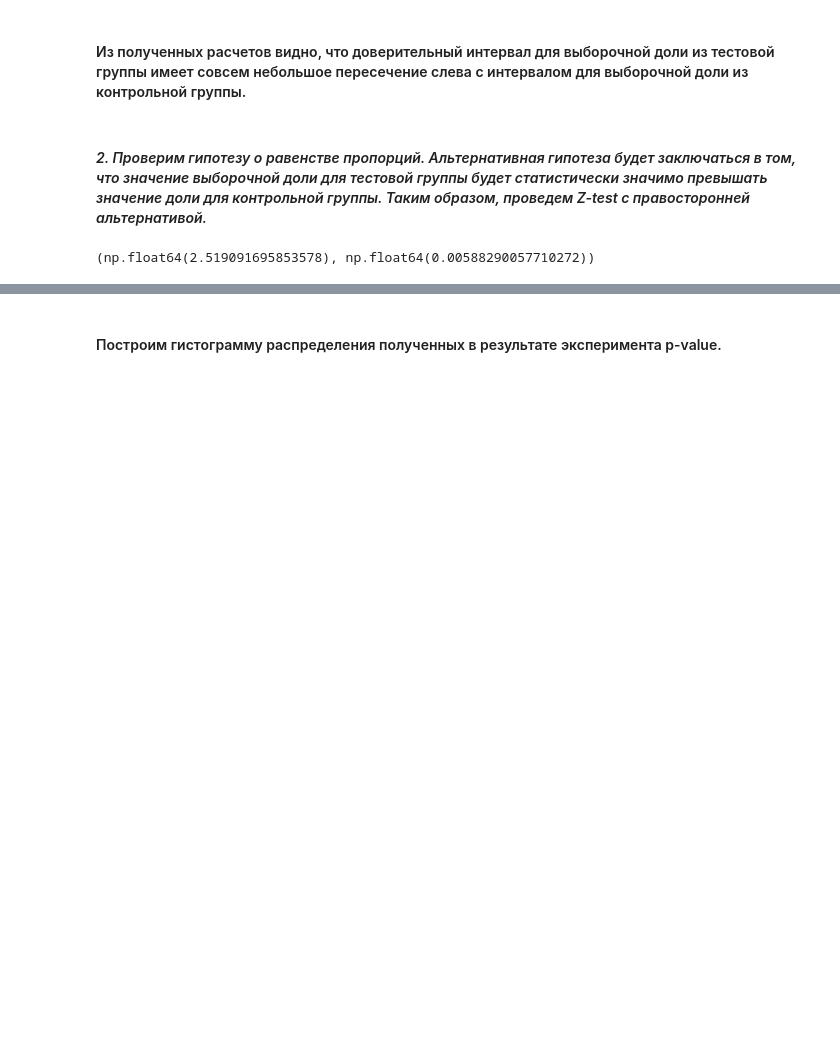
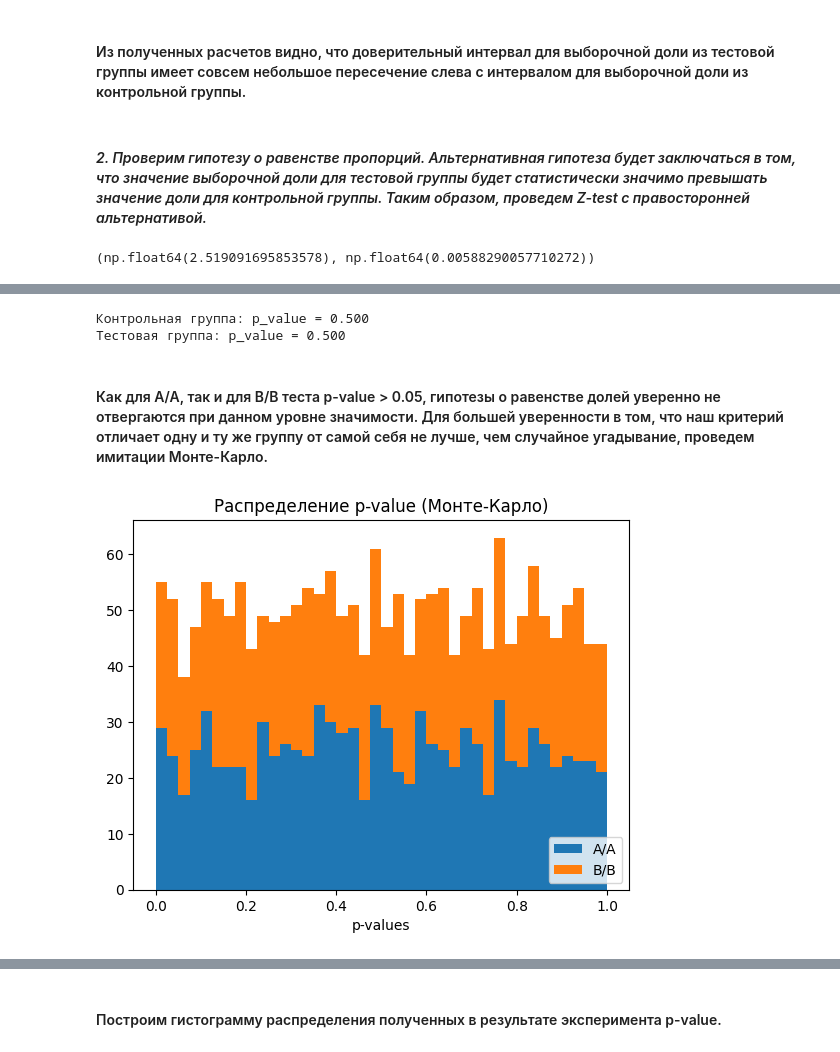
Before and after one commit to witchyburn/ab_test_analysis, a Jupyter notebook: notebooks/ab_analysis.ipynb, the cells around one changed output, grey strips where cells are left out. Cells and saved outputs as stored; diff of their text form; code cells hidden in the pictures; blank space fills up the shorter version.

```diff
--- a/notebooks/ab_analysis.ipynb
+++ b/notebooks/ab_analysis.ipynb
@@ -432,0 +438,16 @@ z_stat, p_value
+# %%
+# A/A и B/B тесты на исходных выборках
+
+for sample in data:
+    _, p_value = proportions_ztest(
+        count=[sample['count'], sample['count']],
+        nobs=[sample['nobs'], sample['nobs']],
+        alternative='larger'
+    )
+
+    print(f'{sample['name']}: p_value = {p_value:.3f}')
+# %% [output]
+Контрольная группа: p_value = 0.500
+Тестовая группа: p_value = 0.500
+# %% [markdown]
+#### Как для А/А, так и для B/B теста p-value > 0.05, гипотезы о равенстве долей уверенно не отвергаются при данном уровне значимости. Для большей уверенности в том, что наш критерий отличает одну и ту же группу от самой себя не лучше, чем случайное угадывание, проведем имитации Монте-Карло.
@@ -432,0 +471,8 @@ z_stat, p_value
+# %%
+plt.hist([pvalues_aa, pvalues_bb], stacked=True, bins=40, label=['A/A', 'B/B'])
+plt.xlabel('p-values')
+plt.title('Распределение p-value (Монте-Карло)', fontsize=12)
+plt.legend(loc='lower right')
+plt.show()
+# %% [output]
+[figure, added]
```
Also changed, not shown: parts of 12 cells of this notebook, 1 other file.
